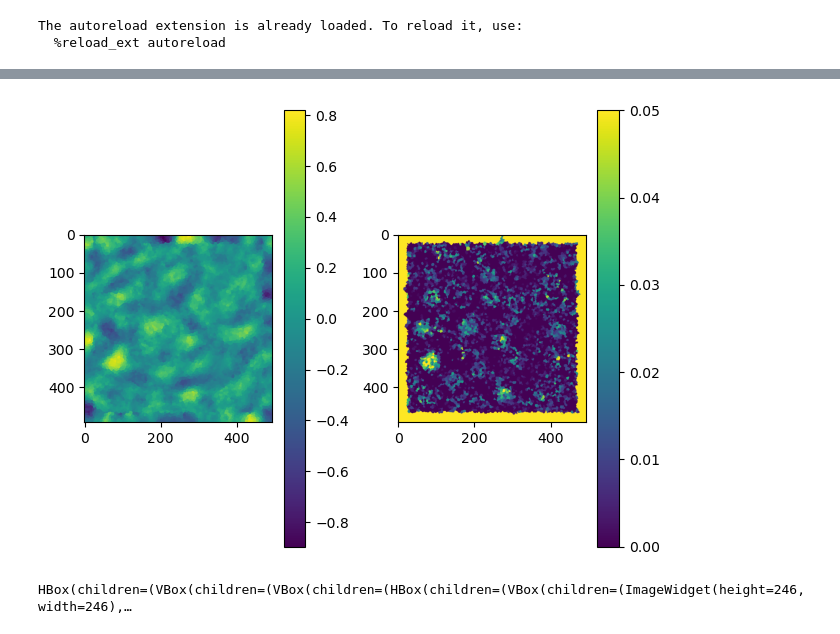
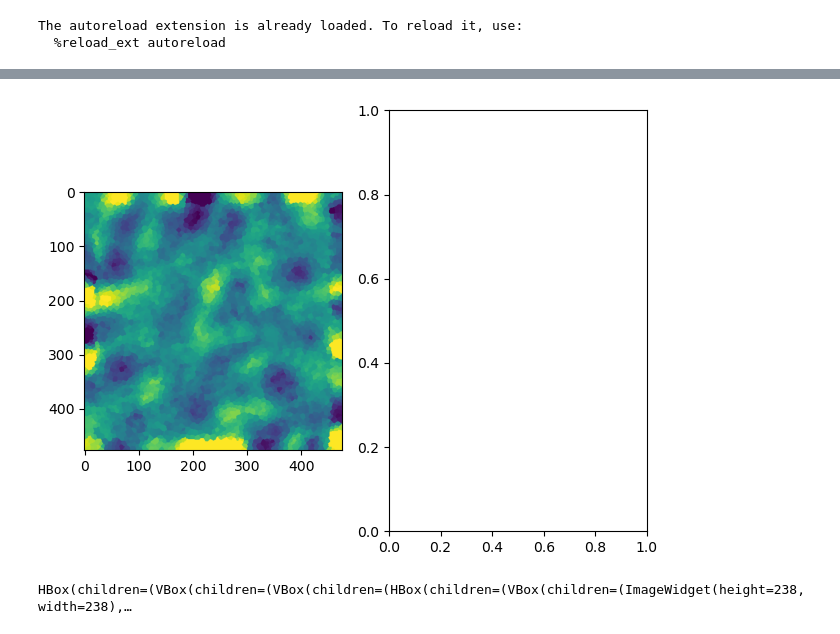
Before and after one commit to xies/mouse_skin_size_control, a Jupyter notebook: 2025_lineage_analysis/stills_analysis/live_k10_intensity_curvature.ipynb, the cells around one changed output, grey strips where cells are left out. Saved outputs shown, nothing was run; the diff lists cells and outputs as text; code cells hidden in the pictures.

Commit message:
tissue curvature plotting

```diff
--- a/2025_lineage_analysis/stills_analysis/live_k10_intensity_curvature.ipynb
+++ b/2025_lineage_analysis/stills_analysis/live_k10_intensity_curvature.ipynb
@@ -43,23 +75,29 @@ Widget(value='<iframe src="http://localhost:52095/index.html?ui=P_0x30c971310_1&
 # %%
 plt.subplot(1,2,1)
-plt.imshow(curvature)
-plt.colorbar()
+plt.imshow(curvature,vmin=-.5,vmax=.5)
+# plt.colorbar()
 plt.subplot(1,2,2)
-plt.imshow(gaussian_curvature,vmin=0,vmax=.05)
-plt.colorbar()
+# plt.imshow(gaussian_curvature,vmin=0,vmax=.01)
+# plt.colorbar()
 
 plt.tight_layout()
 # %% [output]
-[figure, old version]
+[figure, new version]
 # %%
 # Construct slicer
-Nslice = 10
+Nslice = 20
 k10_resliced = np.zeros((Nslice,*heightmap.shape),dtype=np.uint16)
+
+mem_resliced = np.zeros((Nslice,*heightmap.shape),dtype=np.uint16)
+
 for i in range(Nslice):
-    _heightmap = np.clip(heightmap-5+i,a_min=0,a_max=k10.shape[0]-1)
+    _heightmap = np.clip(heightmap-10+i,a_min=0,a_max=k10.shape[0]-1)
     k10_resliced[i,:,:] = np.take_along_axis(k10, _heightmap[np.newaxis, :, :],axis=0)
+    mem_resliced[i,:,:] = np.take_along_axis(mem, _heightmap[np.newaxis, :, :],axis=0)
 
 io.imsave(path.join(dirname,'k10_resliced.tif'),k10_resliced)
+io.imsave(path.join(dirname,'mem_resliced.tif'),mem_resliced)
+# io.imsave(path.join(dirname,'mem2d.tif'),mem_resliced[0,...])
 stackview.slice(k10_resliced,zoom_factor=0.5)
 # %% [output]
-HBox(children=(VBox(children=(VBox(children=(HBox(children=(VBox(children=(ImageWidget(height=246, width=246),…
+HBox(children=(VBox(children=(VBox(children=(HBox(children=(VBox(children=(ImageWidget(height=238, width=238),…
```
Also changed, not shown: parts of 11 cells of this notebook, 11 other files.
